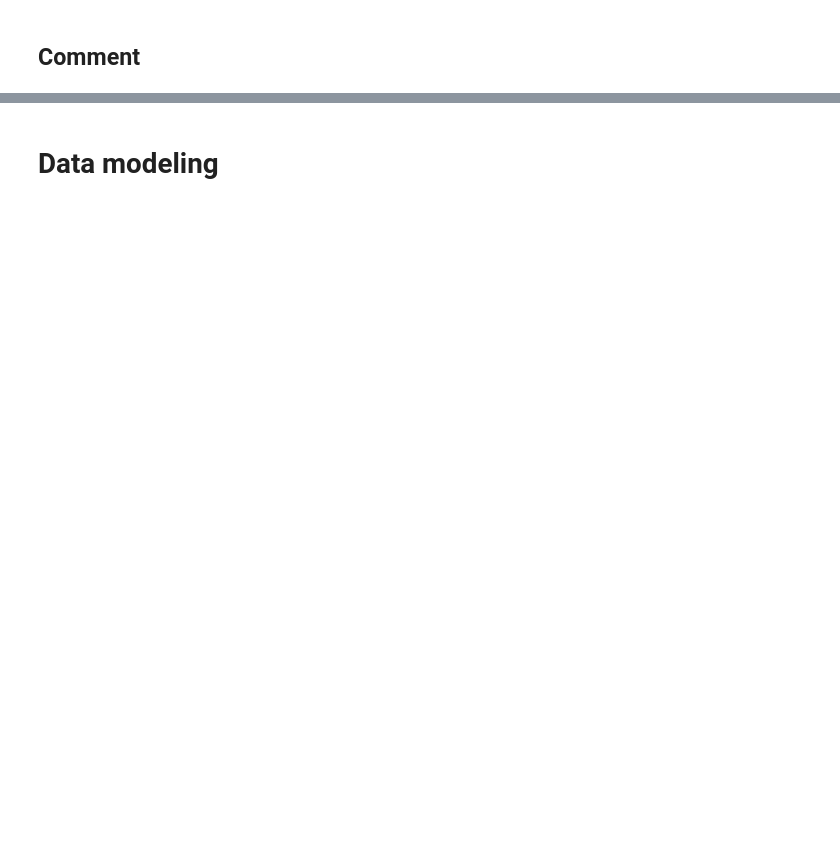
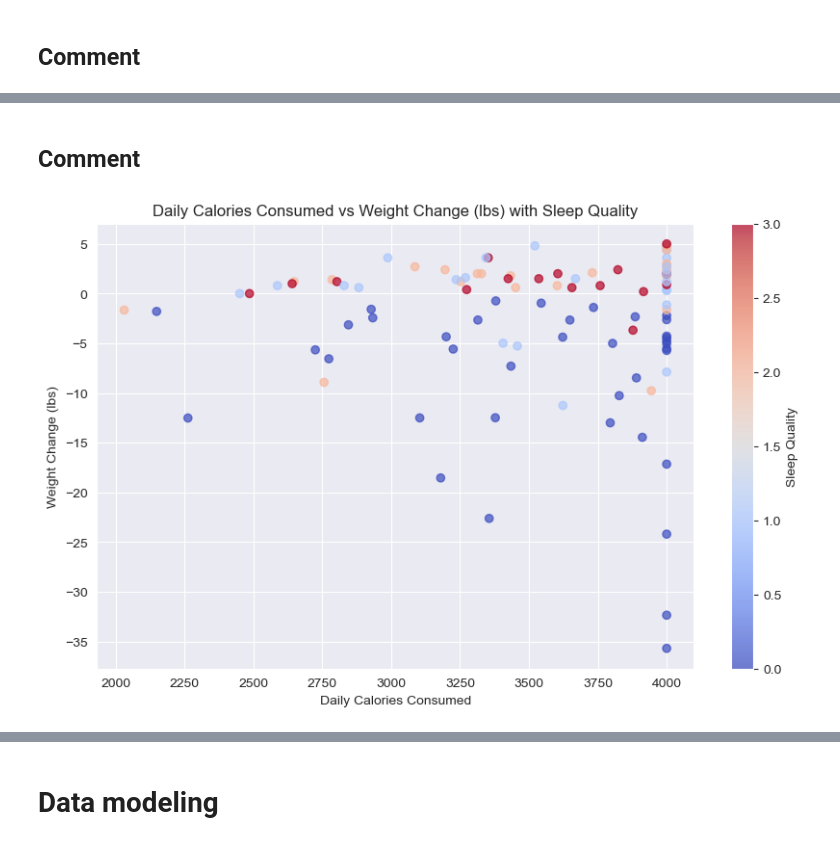
Before and after one commit to Mateoo18/Data_Science, a Jupyter notebook: Exercise_2_advanced/Assignment_2_with_Solution.ipynb, the cells around one changed output, grey strips where cells are left out. Saved outputs shown, nothing was run; the diff lists cells and outputs as text; code cells hidden in the pictures; blank space fills up the shorter version.

```diff
--- a/Exercise_2_advanced/Assignment_2_with_Solution.ipynb
+++ b/Exercise_2_advanced/Assignment_2_with_Solution.ipynb
@@ -132,0 +133,13 @@ plt.show()
+# %% [markdown]
+## Comment
+# %%
+plt.figure(figsize=(10, 6))
+scatter = plt.scatter(data=data, x='Daily Calories Consumed', y='Weight Change (lbs)',
+                      c=data_encoded['Sleep Quality'], cmap='coolwarm', alpha=0.7)
+plt.colorbar(scatter, label='Sleep Quality')
+plt.title('Daily Calories Consumed vs Weight Change (lbs) with Sleep Quality')
+plt.xlabel('Daily Calories Consumed')
+plt.ylabel('Weight Change (lbs)')
+plt.show()
+# %% [output]
+[figure, added]
```
Also changed, not shown: parts of 9 cells of this notebook.
